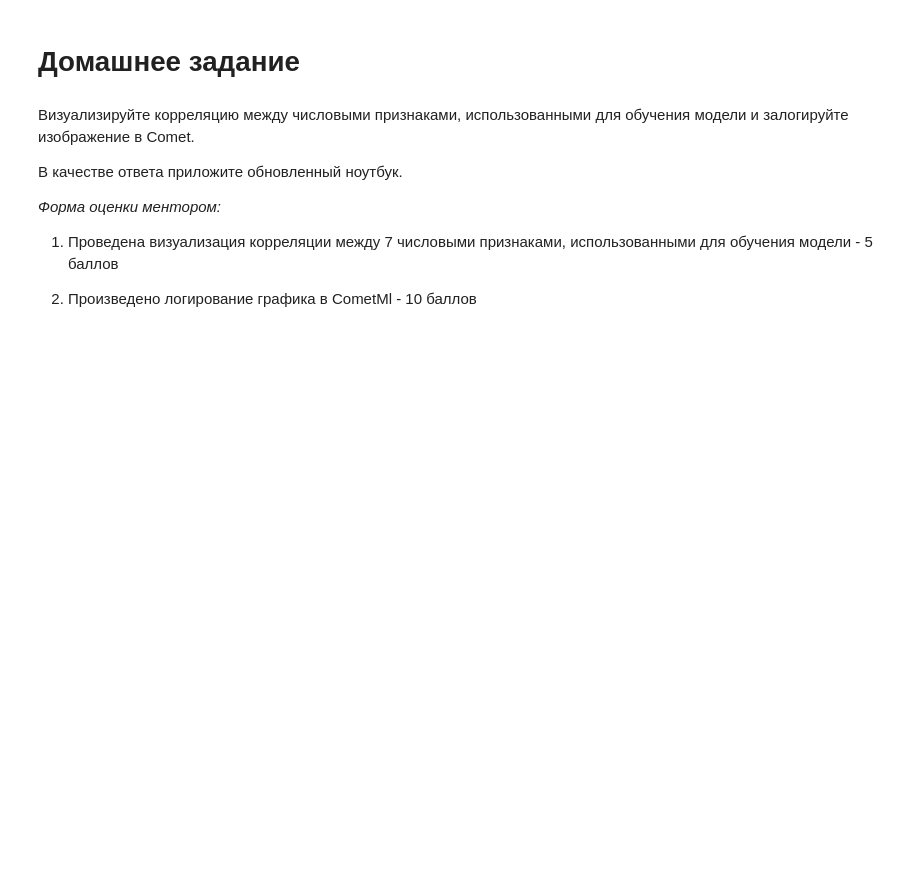
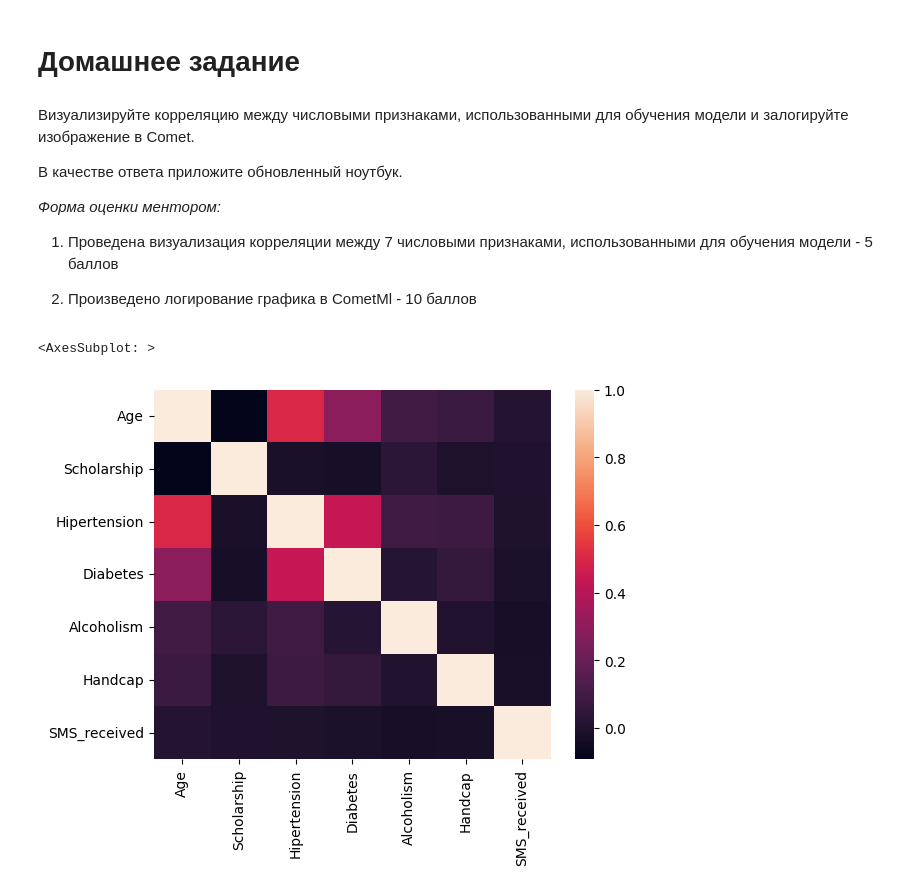
Before and after one commit to AlexeyLukovnikov/sf_data_science, a Jupyter notebook: EDA-6/eda-6_final_task.ipynb, the cells around one changed output. Drawn from its saved outputs; the diff is of its cells as text; code cells hidden in the pictures; blank space fills up the shorter version.

Commit message:
Final task visualisation

```diff
--- a/EDA-6/eda-6_final_task.ipynb
+++ b/EDA-6/eda-6_final_task.ipynb
@@ -258,3 +258,9 @@ COMET INFO: Still uploading 1 file(s), remaining 93.16 KB/493.08 KB
 1) Проведена визуализация корреляции между 7 числовыми признаками, использованными для обучения модели - 5 баллов
 
 2) Произведено логирование графика в CometMl - 10 баллов
+# %%
+numeric_data = ['Age', 'Scholarship', 'Hipertension', 'Diabetes', 'Alcoholism', 'Handcap', 'SMS_received']
+sns.heatmap(encoded_columns[numeric_data].corr(), annot=True)
+# %% [output]
+<AxesSubplot: >
+[figure, added]
```
